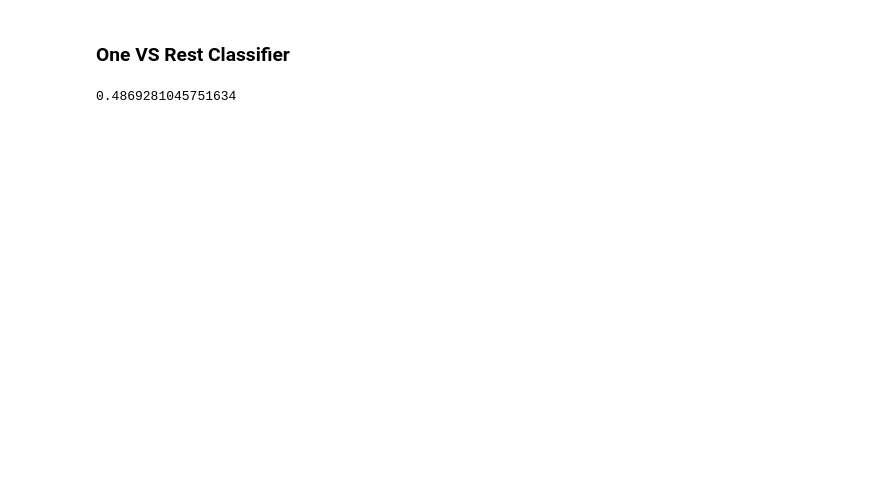
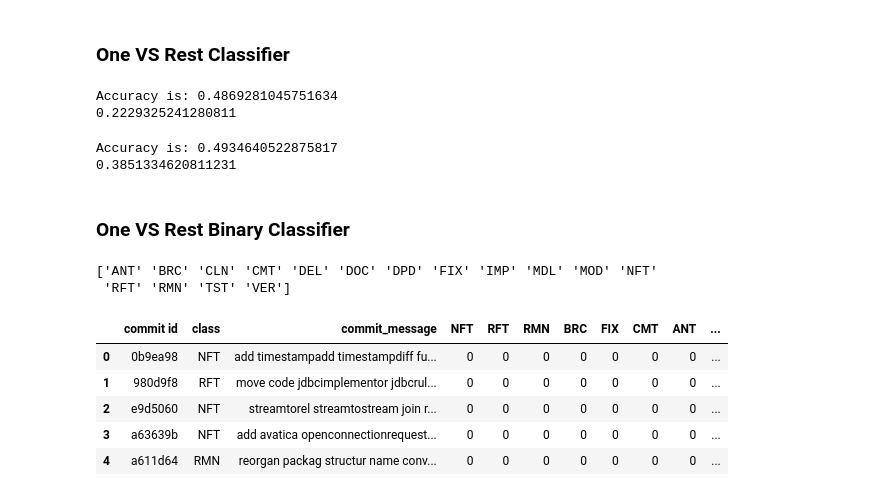
Before and after one commit to sitaomin1994/Automatic-Code-Change-Classification, a Jupyter notebook: Automatic Classification Baseline.ipynb, the cells around one changed output. Saved outputs shown, nothing was run; the diff lists cells and outputs as text; code cells hidden in the pictures; blank space fills up the shorter version.

Commit message:
add one vs rest binary classification

```diff
--- a/Automatic Classification Baseline.ipynb
+++ b/Automatic Classification Baseline.ipynb
@@ -427,8 +447,28 @@ clf.score(X_test, y_test)
 # %%
 clf = LogisticRegression(random_state=0, solver='lbfgs', multi_class='ovr').fit(X_train, y_train)
 
-clf.predict(X_test)
+y_pre_test = clf.predict(X_test)
 predictions = clf.predict_proba(X_test)
-clf.score(X_test, y_test)
+print('Accuracy is:',clf.score(X_test, y_test))
+print(f1_score(y_test, y_pre_test, average='macro'))
 # %% [output]
-0.4869281045751634
+Accuracy is: 0.4869281045751634
+0.2229325241280811
+# %%
+clf = LogisticRegression(penalty='l1',
+                         random_state=0,
+                         solver='saga',
+                         n_jobs=-1,
+                         max_iter=1000,
+                         multi_class='ovr').fit(X_train, y_train)
+
+y_pre_test = clf.predict(X_test)
+test_prob = clf.predict_proba(X_test)
+train_prob = clf.predict_proba(X_train)
+print('Accuracy is:',clf.score(X_test, y_test))
+print(f1_score(y_test, y_pre_test, average='macro'))
+# %% [output]
+Accuracy is: 0.4934640522875817
+0.3851334620811231
+# %% [markdown]
+### One VS Rest Binary Classifier
@@ -434,0 +478,24 @@ clf.score(X_test, y_test)
+# %%
+classes = df['class'].unique()
+y = df['class'].values
+lb = LabelBinarizer()
+lb.fit(y)
+LabelBinarizer(neg_label=0, pos_label=1, sparse_output=False)
+print(lb.classes_)
+
+y_binary = lb.transform(y)
+
+for index, cl in enumerate(classes):
+    df[cl] = y_binary[:,index]
+# %% [output]
+['ANT' 'BRC' 'CLN' 'CMT' 'DEL' 'DOC' 'DPD' 'FIX' 'IMP' 'MDL' 'MOD' 'NFT'
+ 'RFT' 'RMN' 'TST' 'VER']
+# %%
+df.head()
+# %% [output]
+|  | commit id | class | commit_message | NFT | RFT | RMN | BRC | FIX | CMT | ANT | ... |
+| 0 | 0b9ea98 | NFT | add timestampadd timestampdiff fu... | 0 | 0 | 0 | 0 | 0 | 0 | 0 | ... |
+| 1 | 980d9f8 | RFT | move code jdbcimplementor jdbcrul... | 0 | 0 | 0 | 0 | 0 | 0 | 0 | ... |
+| 2 | e9d5060 | NFT | streamtorel streamtostream join r... | 0 | 0 | 0 | 0 | 0 | 0 | 0 | ... |
+| 3 | a63639b | NFT | add avatica openconnectionrequest... | 0 | 0 | 0 | 0 | 0 | 0 | 0 | ... |
+| 4 | a611d64 | RMN | reorgan packag structur name conv... | 0 | 0 | 0 | 0 | 0 | 0 | 0 | ... |
```
Also changed, not shown: parts of 4 cells of this notebook.
